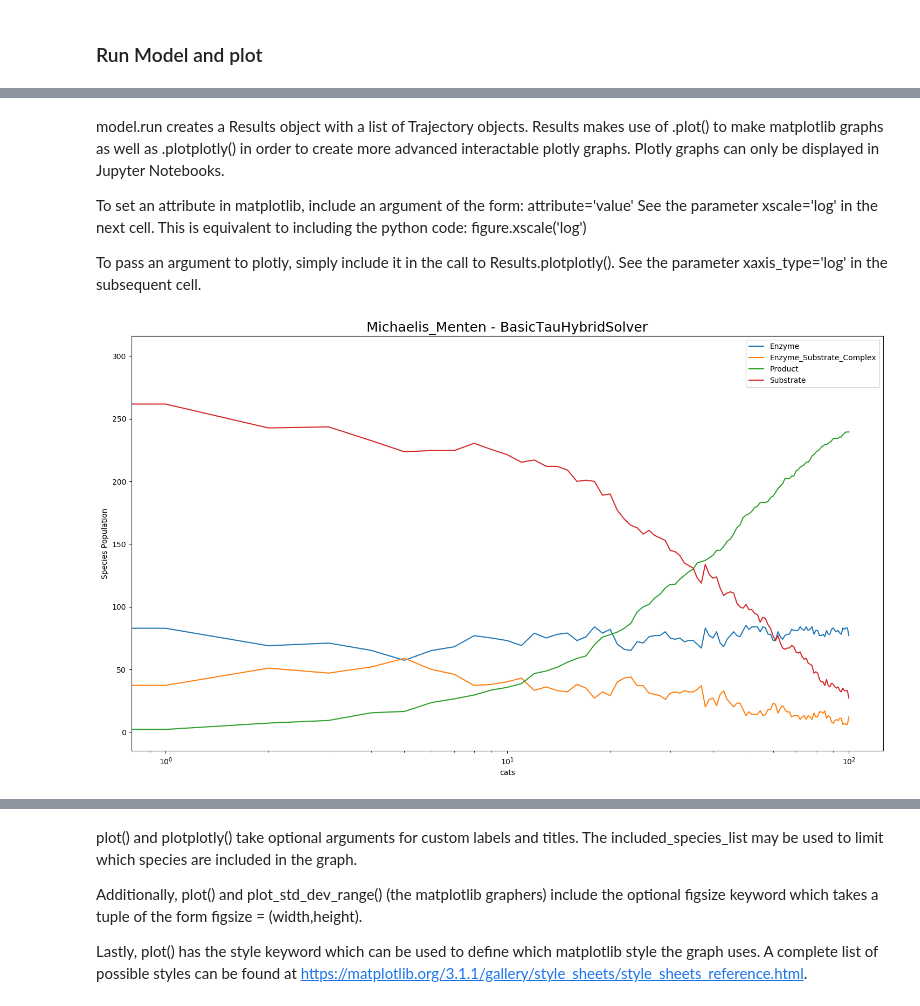
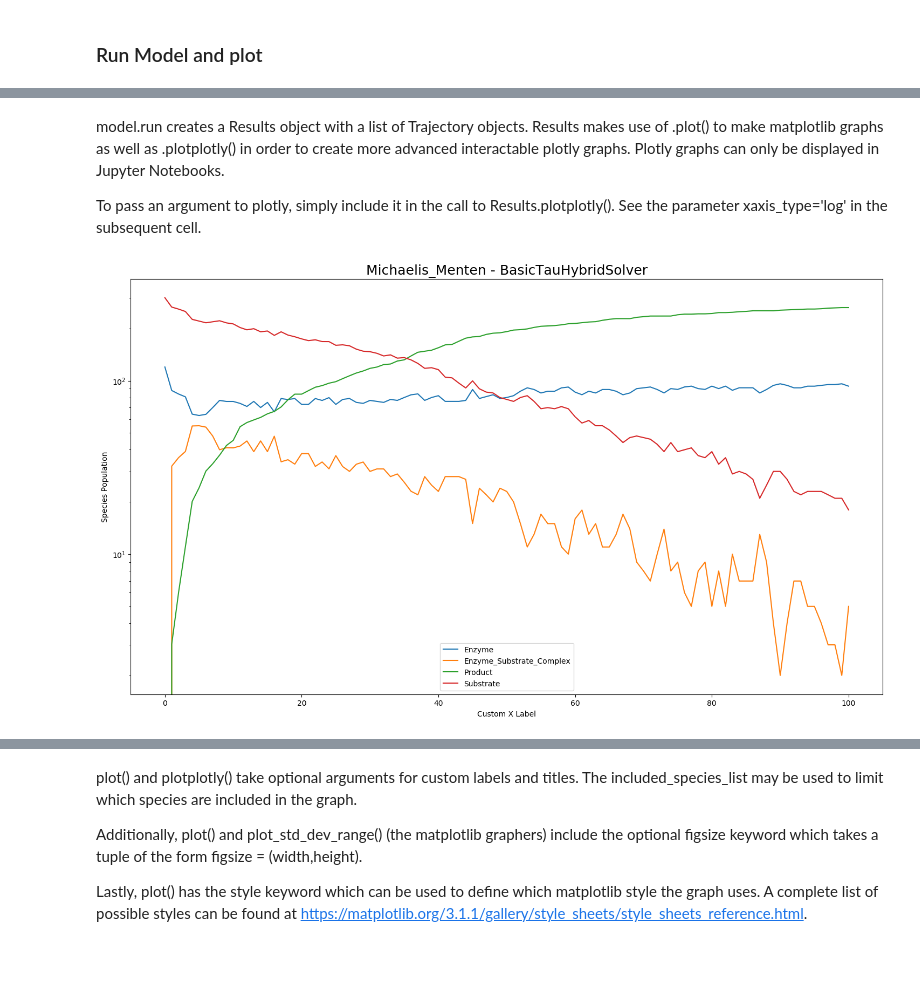
Before and after one commit to StochSS/GillesPy2, a Jupyter notebook: examples/DataVisualization/DataVisualization.ipynb, the cells around one changed output, grey strips where cells are left out. Drawn from its saved outputs; the diff is of its cells as text; code cells hidden in the pictures; blank space fills up the shorter version.

```diff
--- a/examples/DataVisualization/DataVisualization.ipynb
+++ b/examples/DataVisualization/DataVisualization.ipynb
@@ -58,16 +58,11 @@ Wall time: 2.74 s
 # %% [markdown]
 model.run creates a Results object with a list of Trajectory objects. Results makes use of .plot() to make matplotlib graphs as well as .plotplotly() in order to create more advanced interactable plotly graphs. Plotly graphs can only be displayed in Jupyter Notebooks.
 
-To set an attribute in matplotlib, include an argument of the form:
-    attribute='value'
-See the parameter xscale='log' in the next cell. This is equivalent to including the python code:
-    figure.xscale('log')
-
 To pass an argument to plotly, simply include it in the call to Results.plotplotly(). See the parameter xaxis_type='log' in the subsequent cell.
 # %%
-results.plot(xscale='log',xaxis_label='Custom X Label')
+results.plot(yscale='log',xaxis_label='Custom X Label')
 # %% [output]
-[figure, old version]
+[figure, new version]
 # %%
 results.plotplotly(xaxis_type='log')
 # %% [output]
```
Also changed, not shown: parts of 8 cells of this notebook, 1 other file.
